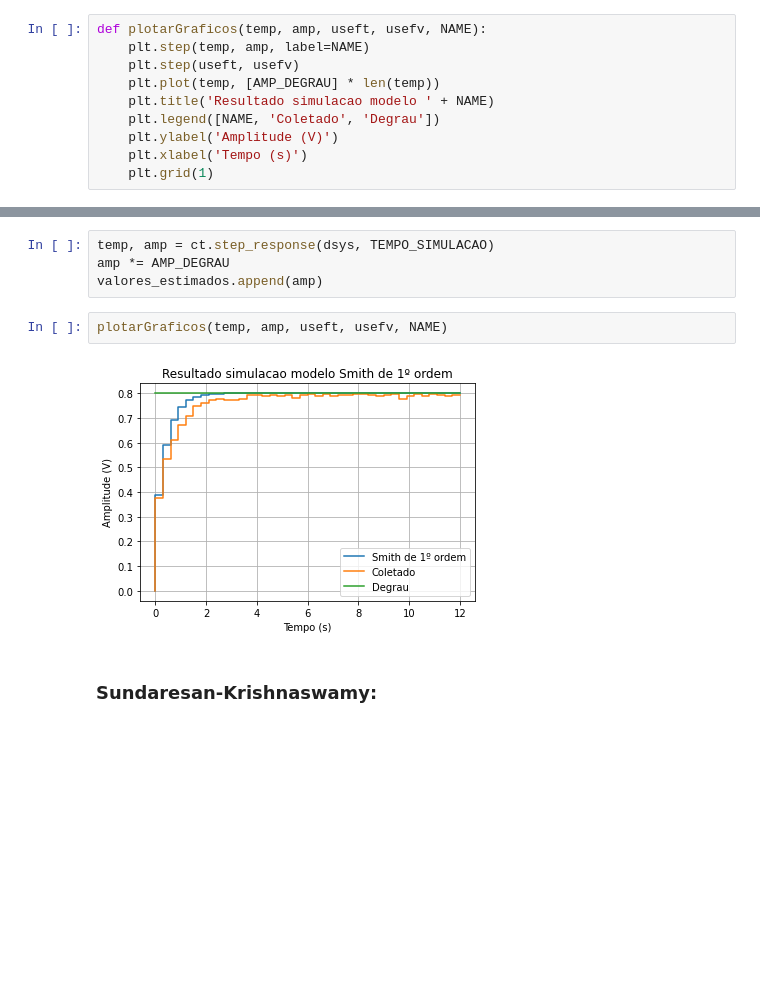
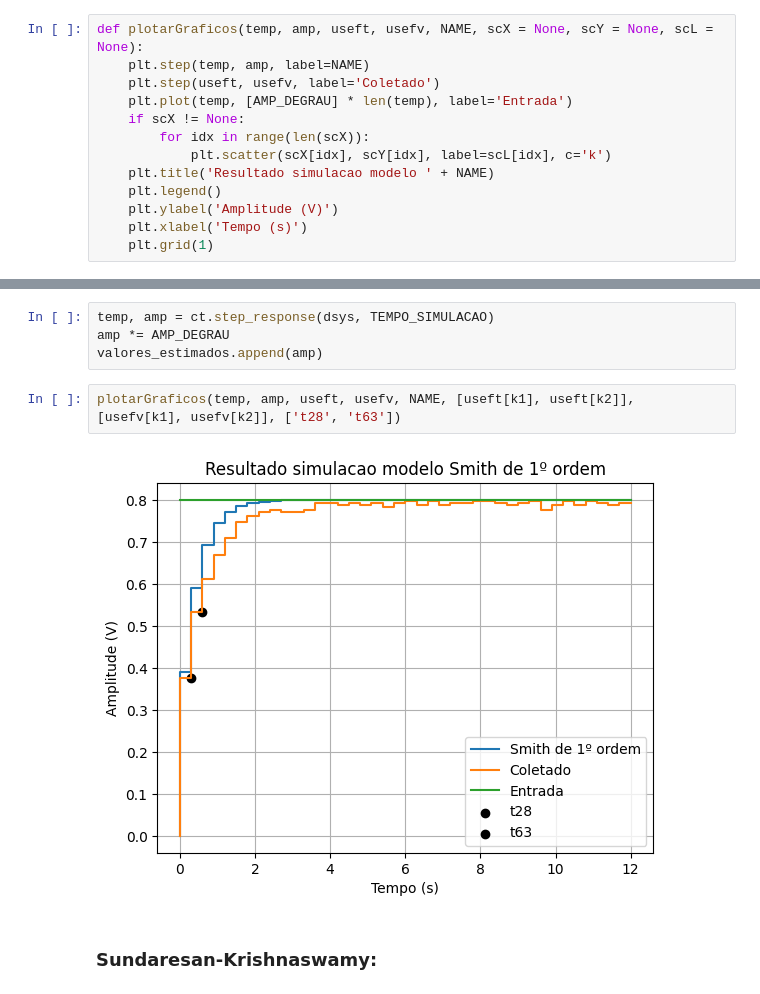
Before and after one commit to RafaelChavesPB/Controle-Digital, a Jupyter notebook: Projeto3 - Sistemas de Controle.ipynb, the cells around one changed output, grey strips where cells are left out. Cells and saved outputs as stored; diff of their text form; blank space fills up the shorter version.

```diff
--- a/Projeto3 - Sistemas de Controle.ipynb
+++ b/Projeto3 - Sistemas de Controle.ipynb
@@ -104,12 +104,15 @@ TEMPO_AMOSTRAGEM = .3
 TEMPO_TOTAL = 15
 TEMPO_SIMULACAO = TEMPO_TOTAL - 3
 # %%
-def plotarGraficos(temp, amp, useft, usefv, NAME):
+def plotarGraficos(temp, amp, useft, usefv, NAME, scX = None, scY = None, scL = None):
     plt.step(temp, amp, label=NAME)
-    plt.step(useft, usefv)
-    plt.plot(temp, [AMP_DEGRAU] * len(temp))
+    plt.step(useft, usefv, label='Coletado')
+    plt.plot(temp, [AMP_DEGRAU] * len(temp), label='Entrada')
+    if scX != None:
+        for idx in range(len(scX)):
+            plt.scatter(scX[idx], scY[idx], label=scL[idx], c='k')
     plt.title('Resultado simulacao modelo ' + NAME)
-    plt.legend([NAME, 'Coletado', 'Degrau'])
+    plt.legend()
     plt.ylabel('Amplitude (V)')
     plt.xlabel('Tempo (s)')
     plt.grid(1)
@@ -385,9 +389,9 @@ temp, amp = ct.step_response(dsys, TEMPO_SIMULACAO)
 amp *= AMP_DEGRAU
 valores_estimados.append(amp)
 # %%
-plotarGraficos(temp, amp, useft, usefv, NAME)
+plotarGraficos(temp, amp, useft, usefv, NAME, [useft[k1], useft[k2]], [usefv[k1], usefv[k2]], ['t28', 't63'])
 # %% [output]
-[figure, old version]
+[figure, new version]
 # %% [markdown]
 ### Sundaresan-Krishnaswamy:
 # %%
```
Also changed, not shown: parts of 16 cells of this notebook, 1 other file.
